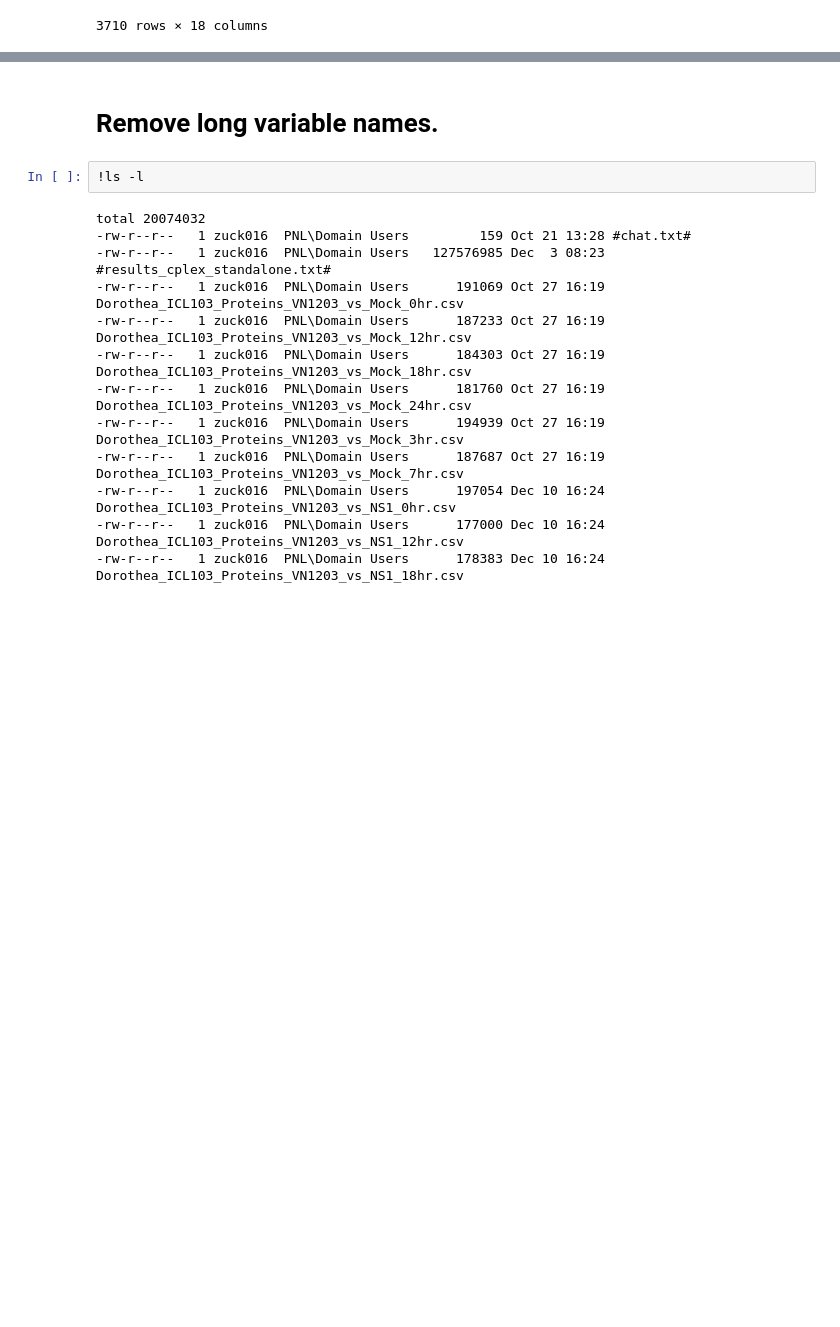
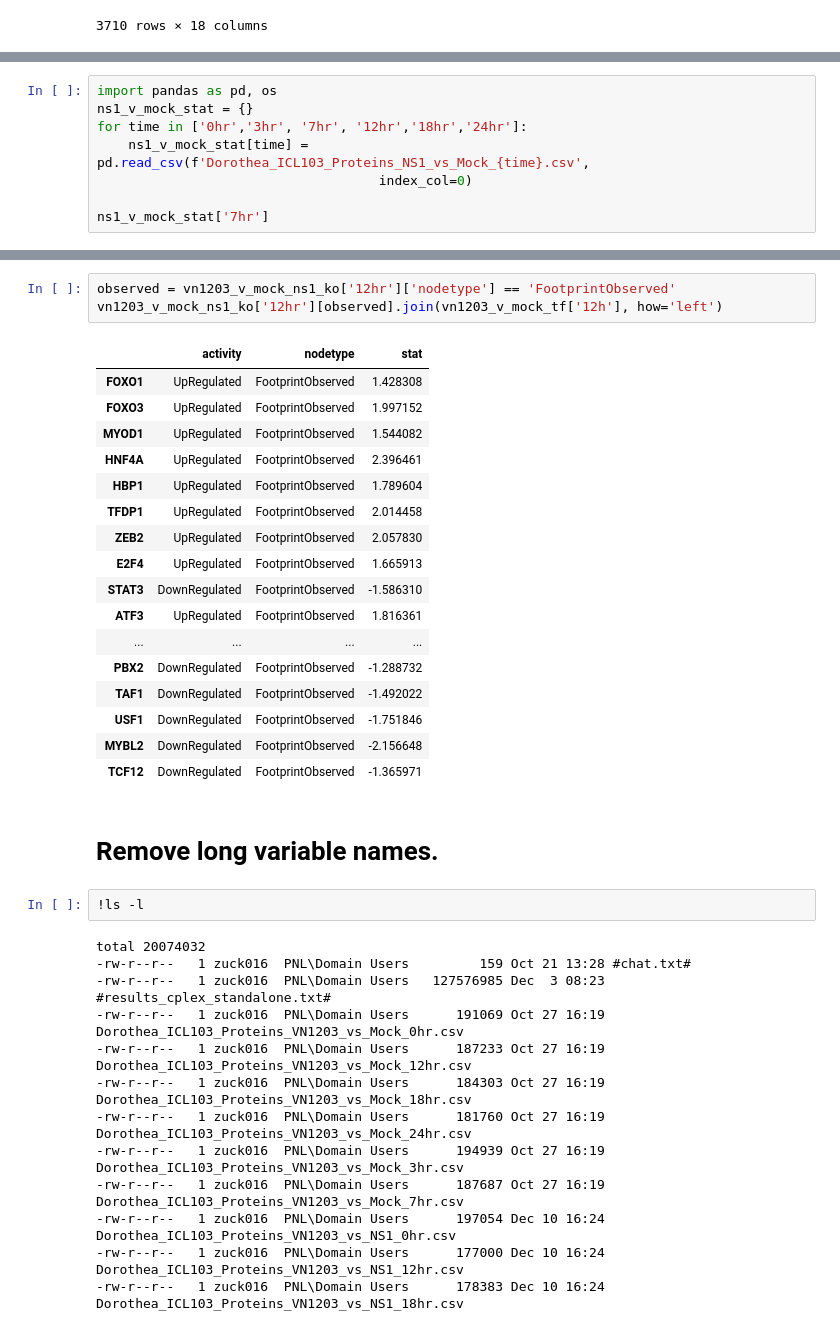
Before and after one commit to COVID-19-Causal-Reasoning/InfluenzaSBMLdemo, a Jupyter notebook: ICL103_to_CARNIVAL.ipynb, the cells around one changed output, grey strips where cells are left out. Cells and saved outputs as stored; diff of their text form; blank space fills up the shorter version.

```diff
--- a/ICL103_to_CARNIVAL.ipynb
+++ b/ICL103_to_CARNIVAL.ipynb
@@ -1121,0 +1352,8 @@ wald_ns1
+# %%
+import pandas as pd, os
+ns1_v_mock_stat = {}
+for time in ['0hr','3hr', '7hr', '12hr','18hr','24hr']:
+    ns1_v_mock_stat[time] = pd.read_csv(f'Dorothea_ICL103_Proteins_NS1_vs_Mock_{time}.csv',
+                                    index_col=0)
+
+ns1_v_mock_stat['7hr']
@@ -1122,3 +1755,24 @@ wald_ns1
+# %%
+observed = vn1203_v_mock_ns1_ko['12hr']['nodetype'] == 'FootprintObserved'
+vn1203_v_mock_ns1_ko['12hr'][observed].join(vn1203_v_mock_tf['12h'], how='left')
+# %% [output]
+|  | activity | nodetype | stat |
+| FOXO1 | UpRegulated | FootprintObserved | 1.428308 |
+| FOXO3 | UpRegulated | FootprintObserved | 1.997152 |
+| MYOD1 | UpRegulated | FootprintObserved | 1.544082 |
+| HNF4A | UpRegulated | FootprintObserved | 2.396461 |
+| HBP1 | UpRegulated | FootprintObserved | 1.789604 |
+| TFDP1 | UpRegulated | FootprintObserved | 2.014458 |
+| ZEB2 | UpRegulated | FootprintObserved | 2.057830 |
+| E2F4 | UpRegulated | FootprintObserved | 1.665913 |
+| STAT3 | DownRegulated | FootprintObserved | -1.586310 |
+| ATF3 | UpRegulated | FootprintObserved | 1.816361 |
+| ... | ... | ... | ... |
+| PBX2 | DownRegulated | FootprintObserved | -1.288732 |
+| TAF1 | DownRegulated | FootprintObserved | -1.492022 |
+| USF1 | DownRegulated | FootprintObserved | -1.751846 |
+| MYBL2 | DownRegulated | FootprintObserved | -2.156648 |
+| TCF12 | DownRegulated | FootprintObserved | -1.365971 |
 # %% [markdown]
 # Remove long variable names.
 # %%
```
Also changed, not shown: parts of 40 cells of this notebook, 7 other files.
